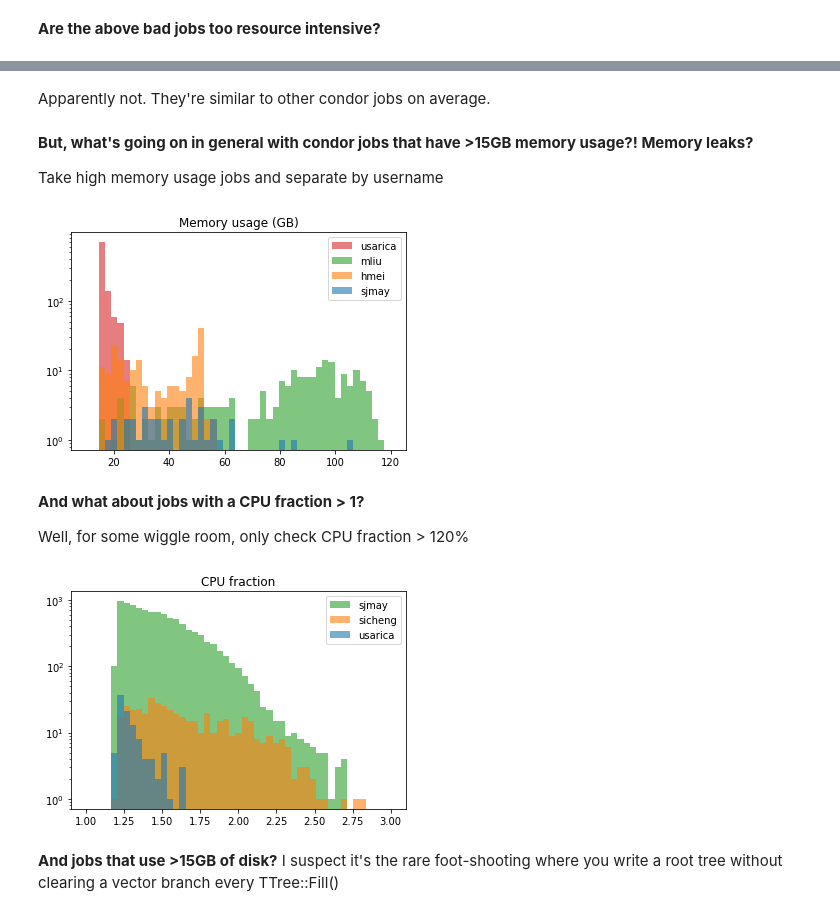
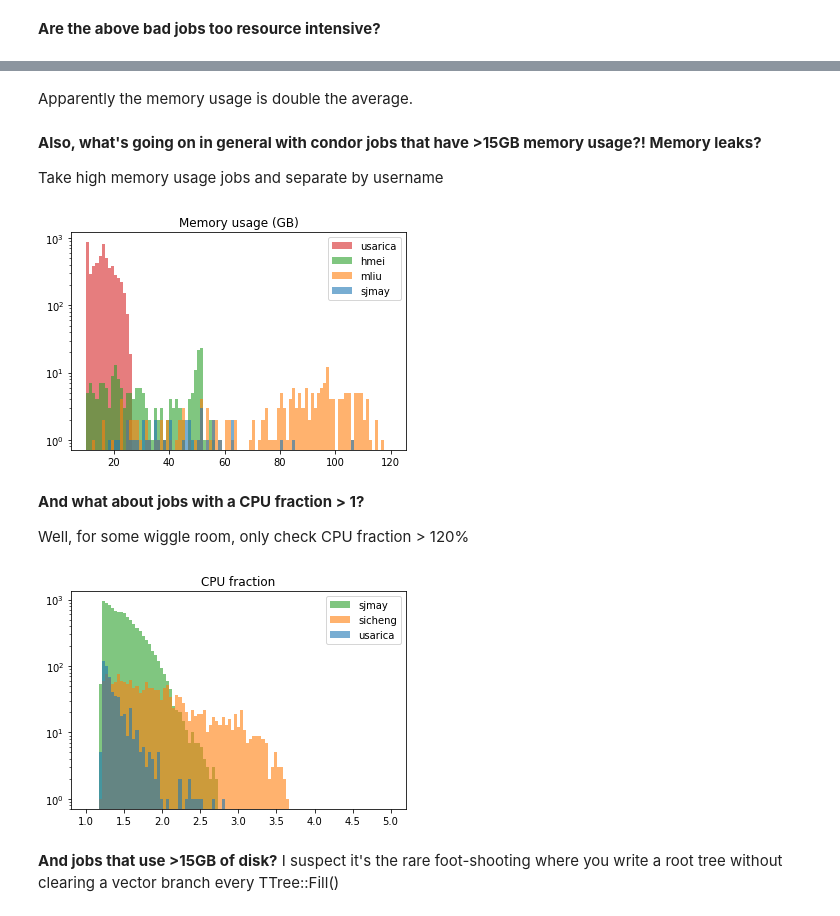
Before and after one commit to aminnj/miscnotebooks, a Jupyter notebook: uaf/analyze_hadoop_condor.ipynb, the cells around one changed output, grey strips where cells are left out. Saved outputs shown, nothing was run; the diff lists cells and outputs as text; code cells hidden in the pictures.

Commit message:
update condor data

```diff
--- a/uaf/analyze_hadoop_condor.ipynb
+++ b/uaf/analyze_hadoop_condor.ipynb
@@ -296,12 +340,13 @@ Avg memory usage for bad condor jobs: 1.72GB
-# %% [markdown]
-Apparently not. They're similar to other condor jobs on average.
+# %% [markdown]
+Apparently the memory usage is double the average.
 # %% [markdown]
-**But, what's going on in general with condor jobs that have >15GB memory usage?! Memory leaks?**
+**Also, what's going on in general with condor jobs that have >15GB memory usage?! Memory leaks?**
 
 Take high memory usage jobs and separate by username
 # %%
 # Select high memory usage jobs and group by the user
-big = df_condor[df_condor["memGB"]>15]
+big = df_condor[df_condor["memGB"]>10]
+# big = df_condor[recent][df_condor[recent]["memGB"]>15]
 grouped = big.groupby("user")
 # Get the size of each group and only plot users that have at least 10 entries in the subsequent histogram
 x = grouped.aggregate("size")
@@ -309,29 +354,30 @@ users = x[x>10.].sort_values().index.values
 # For each of the users, get an array of the memory usage
 vals = [grouped.get_group(user)["memGB"].values for user in users]
 fig,ax = plt.subplots()
-_ = ax.hist(vals,stacked=False,bins=np.linspace(10.,120.,50),label=users,histtype="stepfilled",alpha=0.6)
+_ = ax.hist(vals,stacked=False,bins=np.linspace(10.,120.,100),label=users,histtype="stepfilled",alpha=0.6)
 ax.set_yscale("log")
 ax.legend()
 ax.set_title("Memory usage (GB)");
 # %% [output]
-[figure, old version]
+[figure, new version]
 # %% [markdown]
 **And what about jobs with a CPU fraction > 1?**
 
 Well, for some wiggle room, only check CPU fraction > 120%
 # %%
 big = df_condor[df_condor["fcpu"]>1.2]
+# big = df_condor[recent][df_condor[recent]["fcpu"]>1.2]
 grouped = big.groupby("user")
 x = grouped.aggregate("size")
 users = x[x>10.].sort_values().index.values
 vals = [grouped.get_group(user)["fcpu"].values for user in users]
 fig,ax = plt.subplots()
-_ = ax.hist(vals,stacked=False,bins=np.linspace(1.0,3,50),label=users,histtype="stepfilled",alpha=0.6)
+_ = ax.hist(vals,stacked=False,bins=np.linspace(1.0,5,100),label=users,histtype="stepfilled",alpha=0.6)
 ax.set_yscale("log")
 ax.legend()
 ax.set_title("CPU fraction");
 # %% [output]
-[figure, old version]
+[figure, new version]
 # %% [markdown]
 **And jobs that use >15GB of disk?**
 I suspect it's the rare foot-shooting where you write a root tree without clearing a vector branch every TTree::Fill()
```
Also changed, not shown: parts of 29 cells of this notebook, 2 other files.
